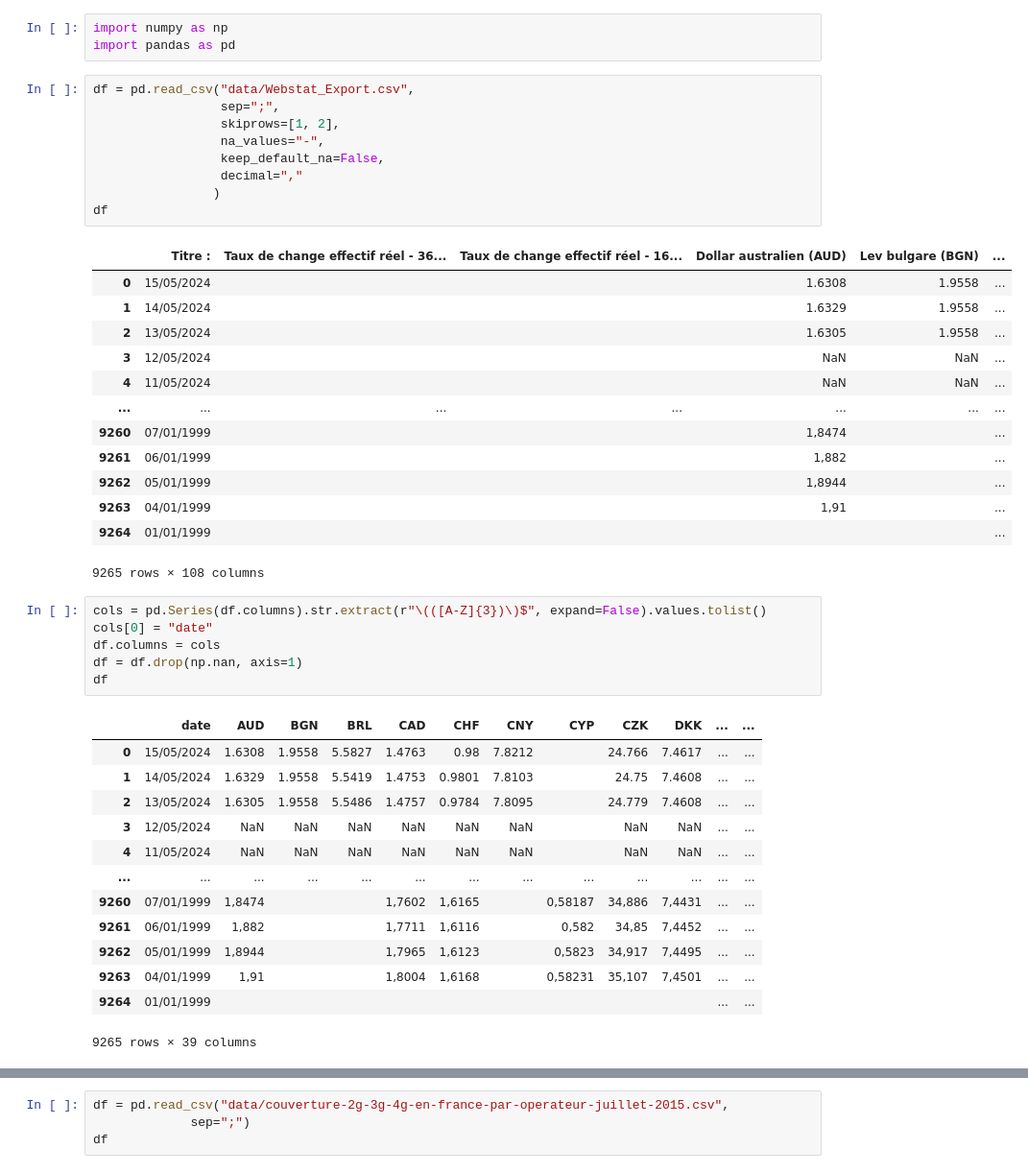
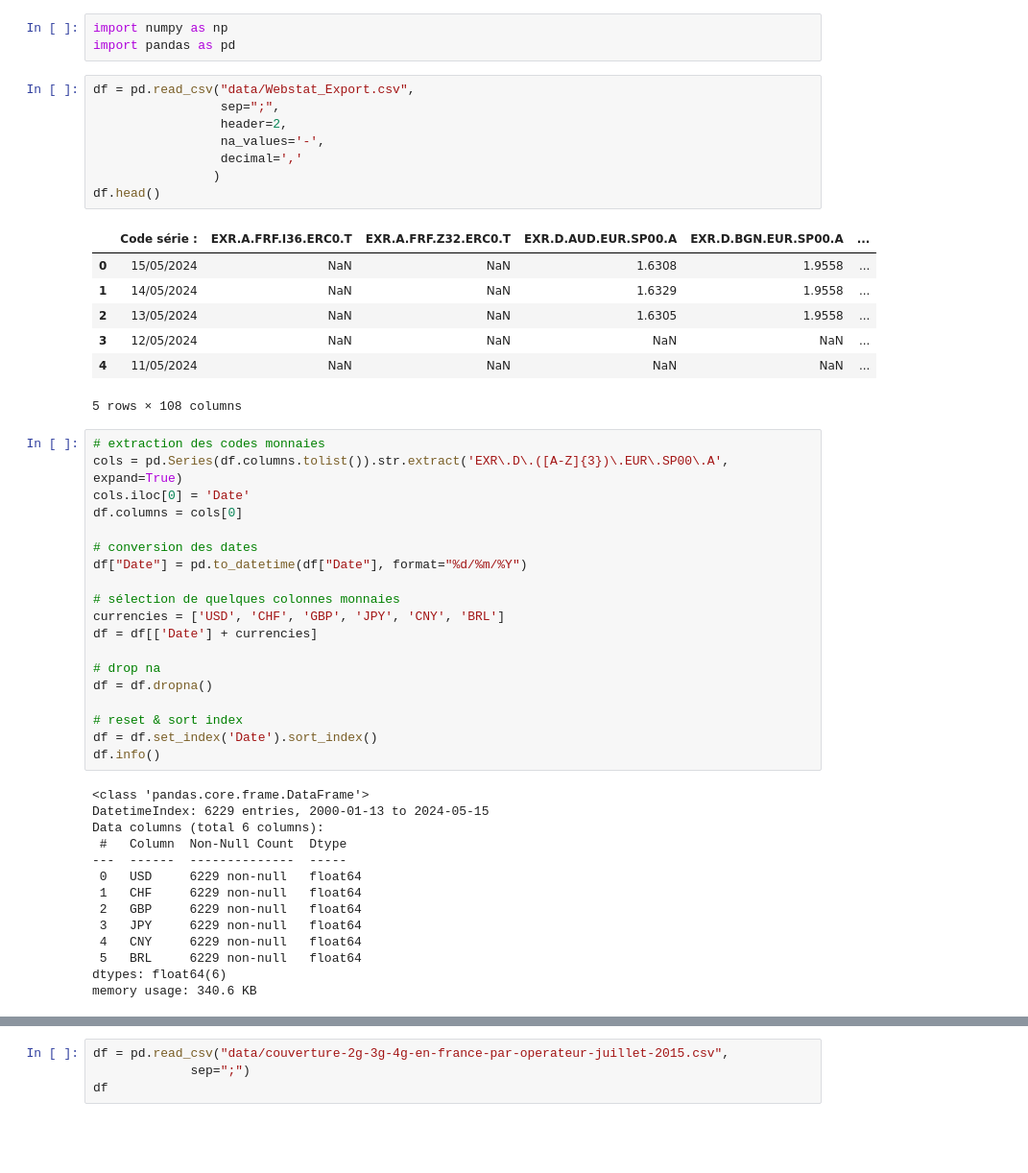
Before and after one commit to fran6w/TIDE, a Jupyter notebook: 03_TIDE_session.ipynb, the cells around one changed output, grey strips where cells are left out. Shown at 96% size. Saved outputs shown, nothing was run; the diff lists cells and outputs as text; blank space fills up the shorter version.

Commit message:
correction load data temporelles

```diff
--- a/03_TIDE_session.ipynb
+++ b/03_TIDE_session.ipynb
@@ -65,43 +65,49 @@ import pandas as pd
 # %%
 df = pd.read_csv("data/Webstat_Export.csv",
                  sep=";",
-                 skiprows=[1, 2],
-                 na_values="-",
-                 keep_default_na=False,
-                 decimal=","
+                 header=2,
+                 na_values='-',
+                 decimal=','
                 )
-df
+df.head()
 # %% [output]
-|  | Titre : | Taux de change effectif réel - 36... | Taux de change effectif réel - 16... | Dollar australien (AUD) | Lev bulgare (BGN) | ... |
-| 0 | 15/05/2024 |  |  | 1.6308 | 1.9558 | ... |
-| 1 | 14/05/2024 |  |  | 1.6329 | 1.9558 | ... |
-| 2 | 13/05/2024 |  |  | 1.6305 | 1.9558 | ... |
-| 3 | 12/05/2024 |  |  | NaN | NaN | ... |
-| 4 | 11/05/2024 |  |  | NaN | NaN | ... |
-| ... | ... | ... | ... | ... | ... | ... |
-| 9260 | 07/01/1999 |  |  | 1,8474 |  | ... |
-| 9261 | 06/01/1999 |  |  | 1,882 |  | ... |
-| 9262 | 05/01/1999 |  |  | 1,8944 |  | ... |
-| 9263 | 04/01/1999 |  |  | 1,91 |  | ... |
-| 9264 | 01/01/1999 |  |  |  |  | ... |
+|  | Code série : | EXR.A.FRF.I36.ERC0.T | EXR.A.FRF.Z32.ERC0.T | EXR.D.AUD.EUR.SP00.A | EXR.D.BGN.EUR.SP00.A | ... |
+| 0 | 15/05/2024 | NaN | NaN | 1.6308 | 1.9558 | ... |
+| 1 | 14/05/2024 | NaN | NaN | 1.6329 | 1.9558 | ... |
+| 2 | 13/05/2024 | NaN | NaN | 1.6305 | 1.9558 | ... |
+| 3 | 12/05/2024 | NaN | NaN | NaN | NaN | ... |
+| 4 | 11/05/2024 | NaN | NaN | NaN | NaN | ... |
-9265 rows × 108 columns
+5 rows × 108 columns
 # %%
-cols = pd.Series(df.columns).str.extract(r"\(([A-Z]{3})\)$", expand=False).values.tolist()
-cols[0] = "date"
-df.columns = cols
-df = df.drop(np.nan, axis=1)
-df
+# extraction des codes monnaies
+cols = pd.Series(df.columns.tolist()).str.extract('EXR\.D\.([A-Z]{3})\.EUR\.SP00\.A', expand=True)
+cols.iloc[0] = 'Date'
+df.columns = cols[0]
+
+# conversion des dates
+df["Date"] = pd.to_datetime(df["Date"], format="%d/%m/%Y")
+
+# sélection de quelques colonnes monnaies
+currencies = ['USD', 'CHF', 'GBP', 'JPY', 'CNY', 'BRL']
+df = df[['Date'] + currencies]
+
+# drop na
+df = df.dropna()
+
+# reset & sort index
+df = df.set_index('Date').sort_index()
+df.info()
 # %% [output]
-|  | date | AUD | BGN | BRL | CAD | CHF | CNY | CYP | CZK | DKK | ... | ... |
-| 0 | 15/05/2024 | 1.6308 | 1.9558 | 5.5827 | 1.4763 | 0.98 | 7.8212 |  | 24.766 | 7.4617 | ... | ... |
-| 1 | 14/05/2024 | 1.6329 | 1.9558 | 5.5419 | 1.4753 | 0.9801 | 7.8103 |  | 24.75 | 7.4608 | ... | ... |
-| 2 | 13/05/2024 | 1.6305 | 1.9558 | 5.5486 | 1.4757 | 0.9784 | 7.8095 |  | 24.779 | 7.4608 | ... | ... |
-| 3 | 12/05/2024 | NaN | NaN | NaN | NaN | NaN | NaN |  | NaN | NaN | ... | ... |
-| 4 | 11/05/2024 | NaN | NaN | NaN | NaN | NaN | NaN |  | NaN | NaN | ... | ... |
-| ... | ... | ... | ... | ... | ... | ... | ... | ... | ... | ... | ... | ... |
-| 9260 | 07/01/1999 | 1,8474 |  |  | 1,7602 | 1,6165 |  | 0,58187 | 34,886 | 7,4431 | ... | ... |
-| 9261 | 06/01/1999 | 1,882 |  |  | 1,7711 | 1,6116 |  | 0,582 | 34,85 | 7,4452 | ... | ... |
-| 9262 | 05/01/1999 | 1,8944 |  |  | 1,7965 | 1,6123 |  | 0,5823 | 34,917 | 7,4495 | ... | ... |
-| 9263 | 04/01/1999 | 1,91 |  |  | 1,8004 | 1,6168 |  | 0,58231 | 35,107 | 7,4501 | ... | ... |
-| 9264 | 01/01/1999 |  |  |  |  |  |  |  |  |  | ... | ... |
-9265 rows × 39 columns
+<class 'pandas.core.frame.DataFrame'>
+DatetimeIndex: 6229 entries, 2000-01-13 to 2024-05-15
+Data columns (total 6 columns):
+ #   Column  Non-Null Count  Dtype
+---  ------  --------------  -----
+ 0   USD     6229 non-null   float64
+ 1   CHF     6229 non-null   float64
+ 2   GBP     6229 non-null   float64
+ 3   JPY     6229 non-null   float64
+ 4   CNY     6229 non-null   float64
+ 5   BRL     6229 non-null   float64
+dtypes: float64(6)
+memory usage: 340.6 KB
```
Also changed, not shown: parts of 5 cells of this notebook.
